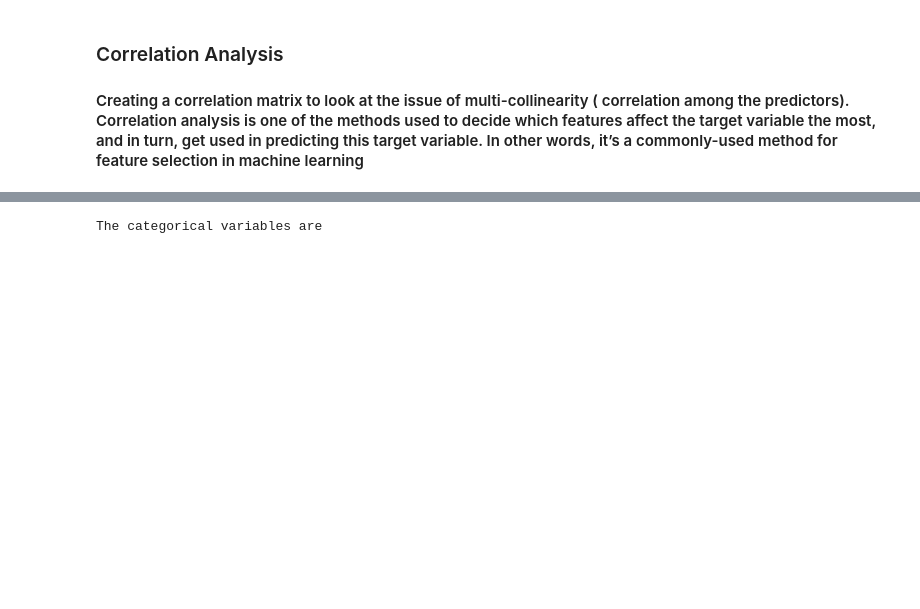
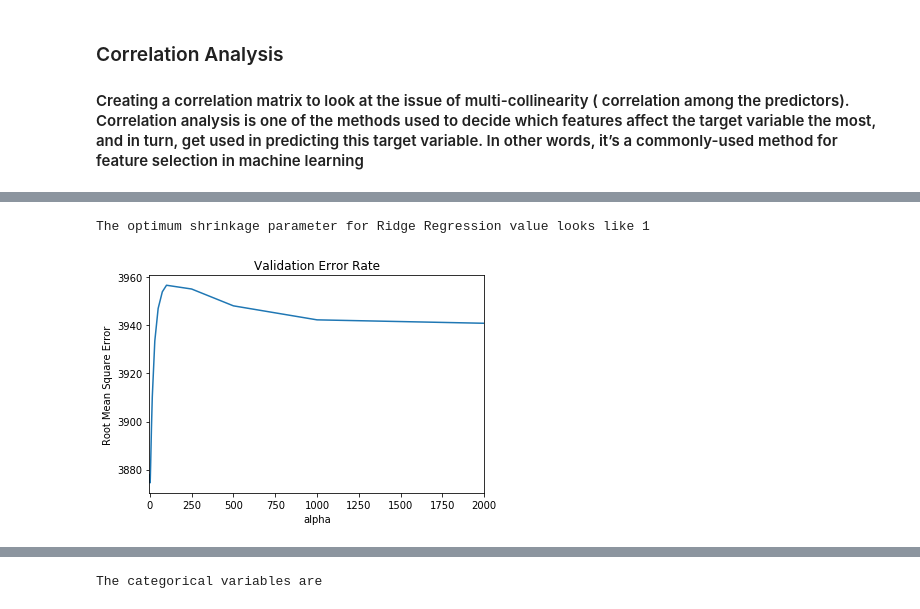
Before and after one commit to HarishPatlolla/Car-price-prediction-using--Ridge-Regression---Lasso-Regression--OLS, a Jupyter notebook: Multiple_Linear_Regression_github.ipynb, the cells around one changed output, grey strips where cells are left out. Drawn from its saved outputs; the diff is of its cells as text; code cells hidden in the pictures; blank space fills up the shorter version.

```diff
--- a/Multiple_Linear_Regression_github.ipynb
+++ b/Multiple_Linear_Regression_github.ipynb
@@ -209,0 +224,27 @@ ax.set_ylim(bottom + 1, top -1)
+# %%
+#choosing set of alpha values to try
+alphas = [0.05, 0.1, 0.3, 1, 3, 5, 10, 15, 30, 50, 75,100,250,500,1000,2000]
+
+#Caluculation of root mean square error for different sets of alpha.
+#This is done to use the effective shrinkage parameter alpha
+
+
+def rmse_cv(model):
+    rmse= np.sqrt(-cross_val_score(model, x, y, scoring="neg_mean_squared_error", cv = 5))
+    return(rmse)
+
+#calculation of mean of the average squared error for each alpha for Ridge Regression
+cv_ridge = [rmse_cv(Ridge(alpha = alpha)).mean()  for alpha in alphas]
+
+#indexing the cross validation errors with alpha value
+cv_ridge = pd.Series(cv_ridge, index = alphas)
+
+#Plotting error against alpha to choose the best one
+cv_ridge.plot(title = "Validation Error Rate")
+plt.xlabel("alpha")
+plt.xlim(-2,2000)
+plt.ylabel("Root Mean Square Error")
+print('The optimum shrinkage parameter for Ridge Regression value looks like 1')
+# %% [output]
+The optimum shrinkage parameter for Ridge Regression value looks like 1
+[figure, added]
```
Also changed, not shown: parts of 47 cells of this notebook.
